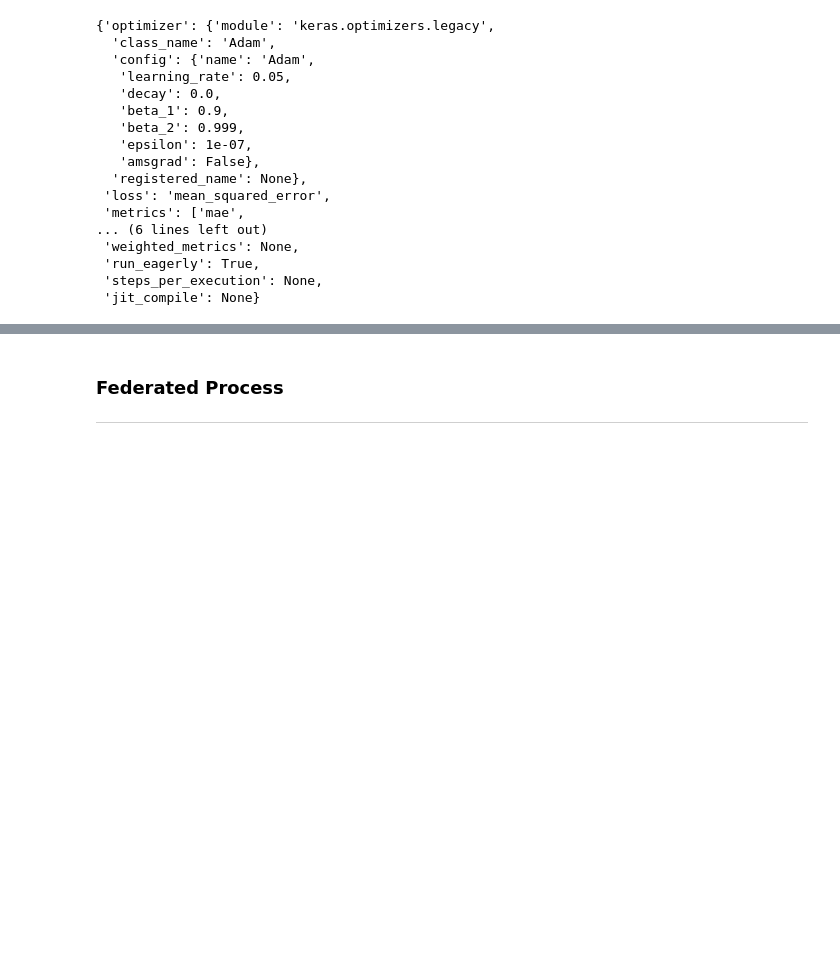
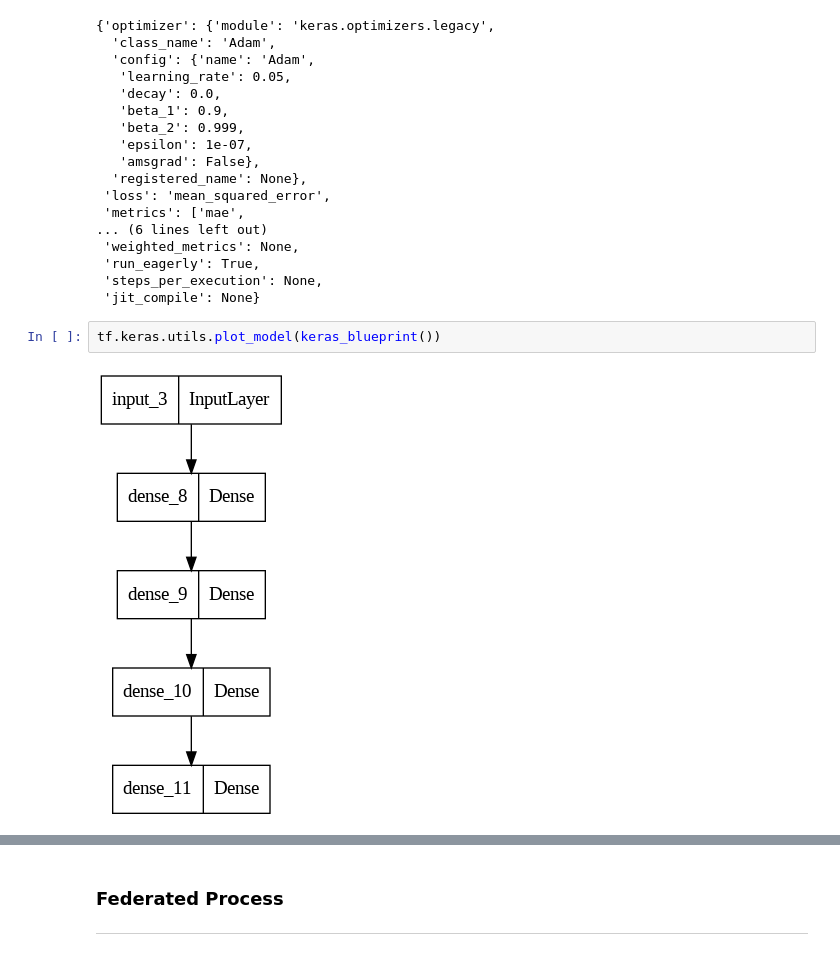
Before and after one commit to joshua-stock/fl-official-statistics, a Jupyter notebook: med-insurance/insurance_federated_tutorial.ipynb, the cells around one changed output, grey strips where cells are left out. Cells and saved outputs as stored; diff of their text form; blank space fills up the shorter version.

```diff
--- a/med-insurance/insurance_federated_tutorial.ipynb
+++ b/med-insurance/insurance_federated_tutorial.ipynb
@@ -276,3 +503,7 @@ _________________________________________________________________
  'run_eagerly': True,
  'steps_per_execution': None,
  'jit_compile': None}
+# %%
+tf.keras.utils.plot_model(keras_blueprint())
+# %% [output]
+[figure, added]
```
Also changed, not shown: parts of 16 cells of this notebook.
